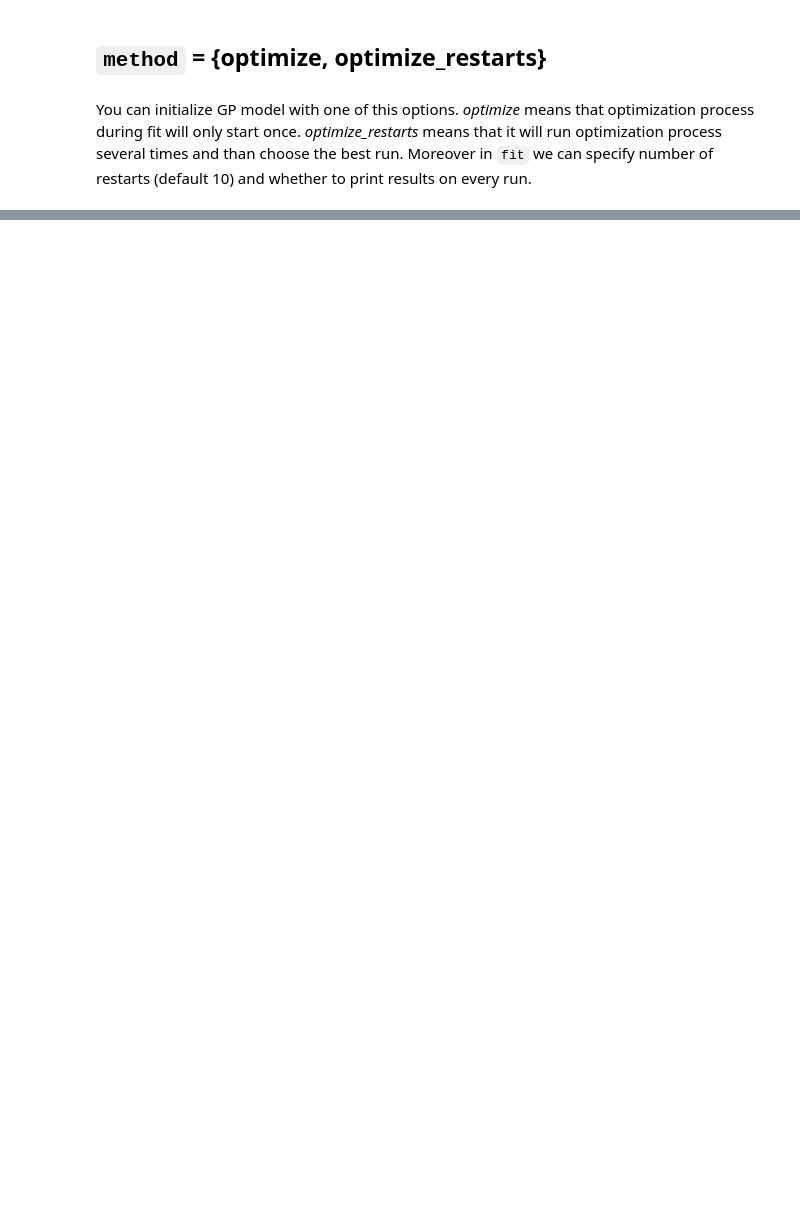
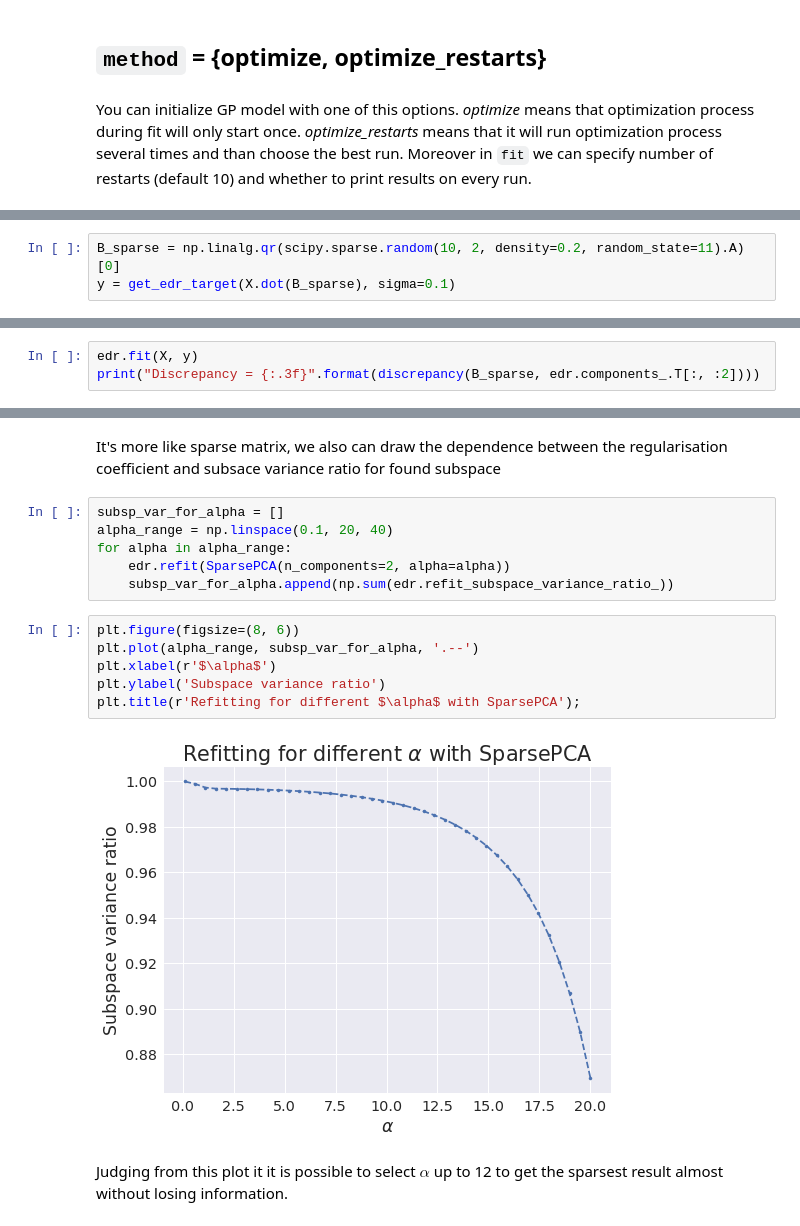
Before and after one commit to neuro-ml/edr-gp, a Jupyter notebook: examples/BriefIntro.ipynb, the cells around one changed output, grey strips where cells are left out. Drawn from its saved outputs; the diff is of its cells as text; blank space fills up the shorter version.

```diff
--- a/examples/BriefIntro.ipynb
+++ b/examples/BriefIntro.ipynb
@@ -233,0 +336,3 @@ roc_auc_score = 0.988
+# %%
+B_sparse = np.linalg.qr(scipy.sparse.random(10, 2, density=0.2, random_state=11).A)[0]
+y = get_edr_target(X.dot(B_sparse), sigma=0.1)
@@ -233,0 +352,3 @@ roc_auc_score = 0.988
+# %%
+edr.fit(X, y)
+print("Discrepancy = {:.3f}".format(discrepancy(B_sparse, edr.components_.T[:, :2])))
@@ -233,0 +390,18 @@ roc_auc_score = 0.988
+# %% [markdown]
+It's more like sparse matrix, we also can draw the dependence between the regularisation coefficient and subsace variance ratio for found subspace
+# %%
+subsp_var_for_alpha = []
+alpha_range = np.linspace(0.1, 20, 40)
+for alpha in alpha_range:
+    edr.refit(SparsePCA(n_components=2, alpha=alpha))
+    subsp_var_for_alpha.append(np.sum(edr.refit_subspace_variance_ratio_))
+# %%
+plt.figure(figsize=(8, 6))
+plt.plot(alpha_range, subsp_var_for_alpha, '.--')
+plt.xlabel(r'$\alpha$')
+plt.ylabel('Subspace variance ratio')
+plt.title(r'Refitting for different $\alpha$ with SparsePCA');
+# %% [output]
+[figure, added]
+# %% [markdown]
+Judging from this plot it it is possible to select $\alpha$ up to 12 to get the sparsest result almost without losing information.
```
Also changed, not shown: parts of 41 cells of this notebook.
